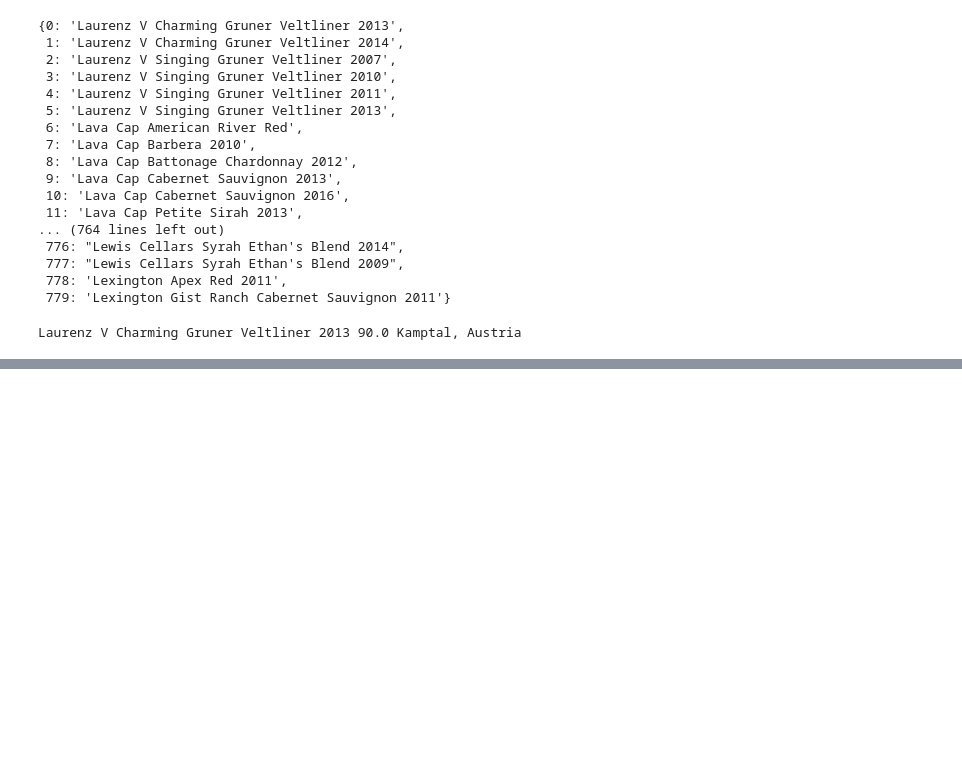
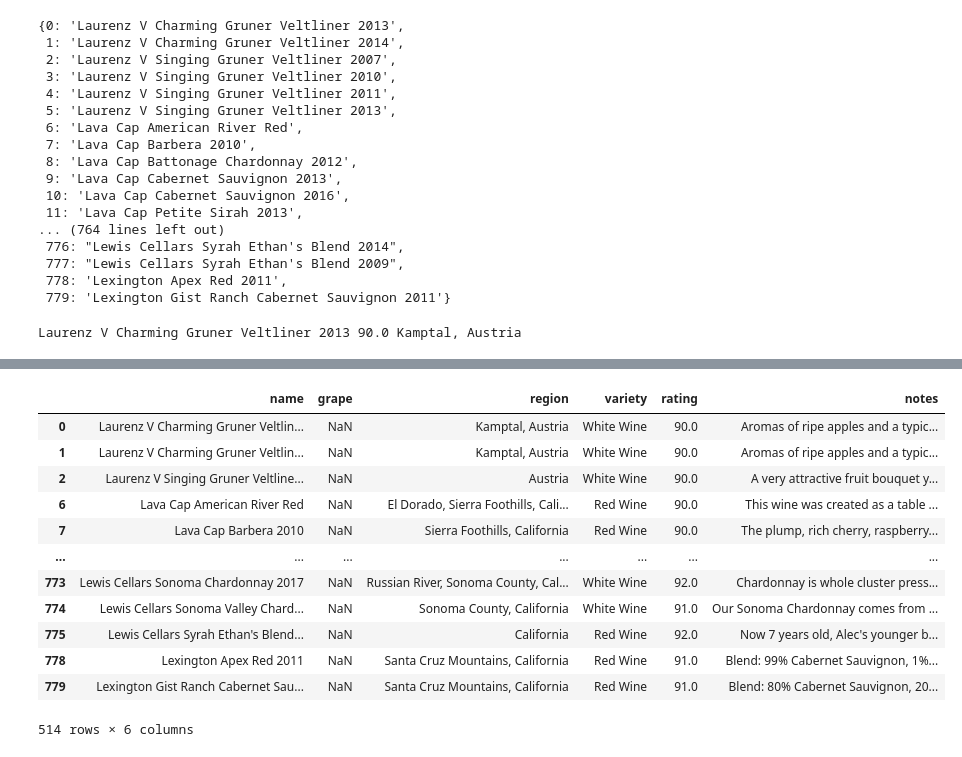
Before and after one commit to nguyenhaitran/mapping-data, a Jupyter notebook: exercise.ipynb, the cells around one changed output, grey strips where cells are left out. Saved outputs shown, nothing was run; the diff lists cells and outputs as text; code cells hidden in the pictures; blank space fills up the shorter version.

```diff
--- a/exercise.ipynb
+++ b/exercise.ipynb
@@ -120,0 +140,17 @@ Laurenz V Charming Gruner Veltliner 2013 90.0 Kamptal, Austria
+# %%
+rslt_df = df[(df['rating']<=92) & (df['rating']>=90)]
+rslt_df
+# %% [output]
+|  | name | grape | region | variety | rating | notes |
+| 0 | Laurenz V Charming Gruner Veltlin... | NaN | Kamptal, Austria | White Wine | 90.0 | Aromas of ripe apples and a typic... |
+| 1 | Laurenz V Charming Gruner Veltlin... | NaN | Kamptal, Austria | White Wine | 90.0 | Aromas of ripe apples and a typic... |
+| 2 | Laurenz V Singing Gruner Veltline... | NaN | Austria | White Wine | 90.0 | A very attractive fruit bouquet y... |
+| 6 | Lava Cap American River Red | NaN | El Dorado, Sierra Foothills, Cali... | Red Wine | 90.0 | This wine was created as a table ... |
+| 7 | Lava Cap Barbera 2010 | NaN | Sierra Foothills, California | Red Wine | 90.0 | The plump, rich cherry, raspberry... |
+| ... | ... | ... | ... | ... | ... | ... |
+| 773 | Lewis Cellars Sonoma Chardonnay 2017 | NaN | Russian River, Sonoma County, Cal... | White Wine | 92.0 | Chardonnay is whole cluster press... |
+| 774 | Lewis Cellars Sonoma Valley Chard... | NaN | Sonoma County, California | White Wine | 91.0 | Our Sonoma Chardonnay comes from ... |
+| 775 | Lewis Cellars Syrah Ethan's Blend... | NaN | California | Red Wine | 92.0 | Now 7 years old, Alec's younger b... |
+| 778 | Lexington Apex Red 2011 | NaN | Santa Cruz Mountains, California | Red Wine | 91.0 | Blend: 99% Cabernet Sauvignon, 1%... |
+| 779 | Lexington Gist Ranch Cabernet Sau... | NaN | Santa Cruz Mountains, California | Red Wine | 91.0 | Blend: 80% Cabernet Sauvignon, 20... |
+514 rows × 6 columns
```
Also changed, not shown: parts of 4 cells of this notebook, 3 other files.
